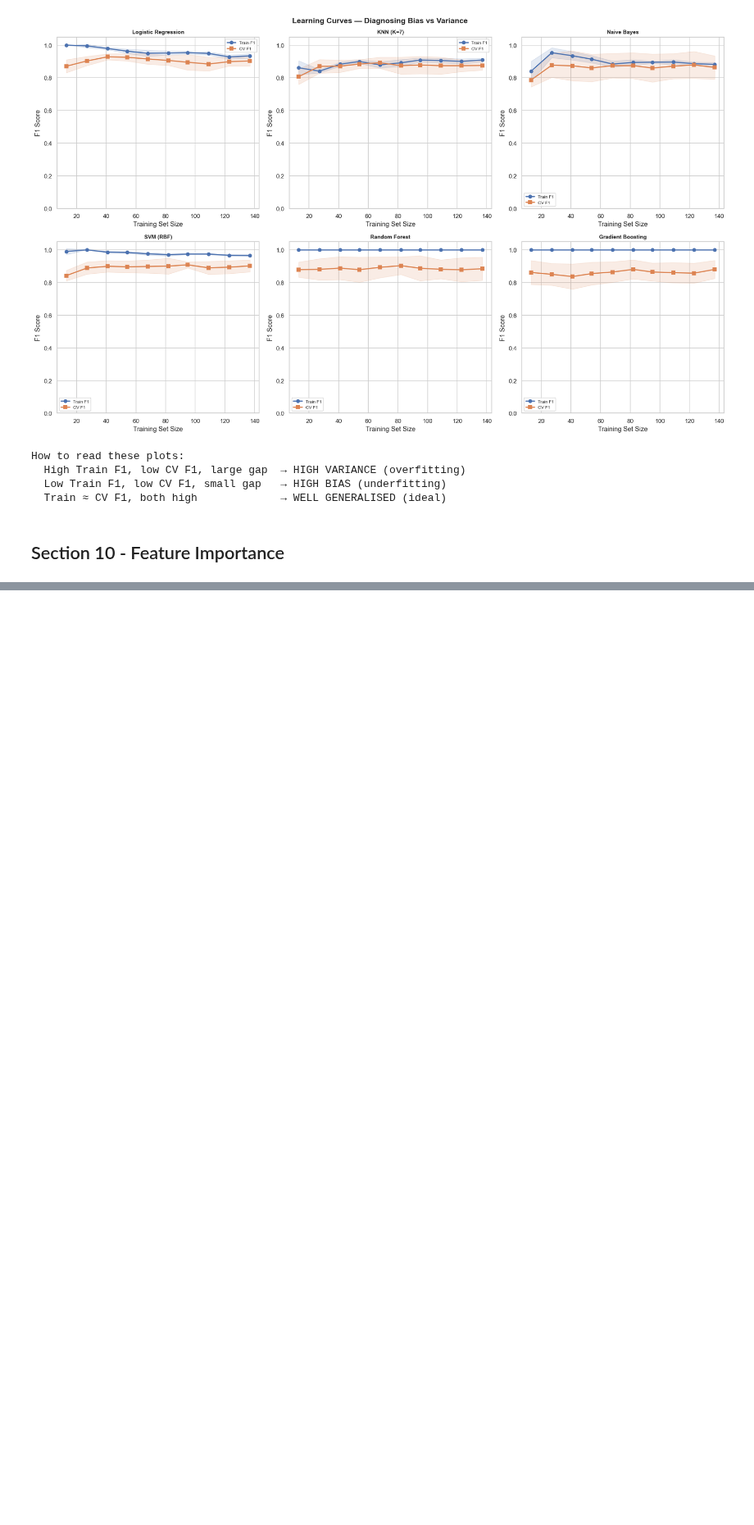
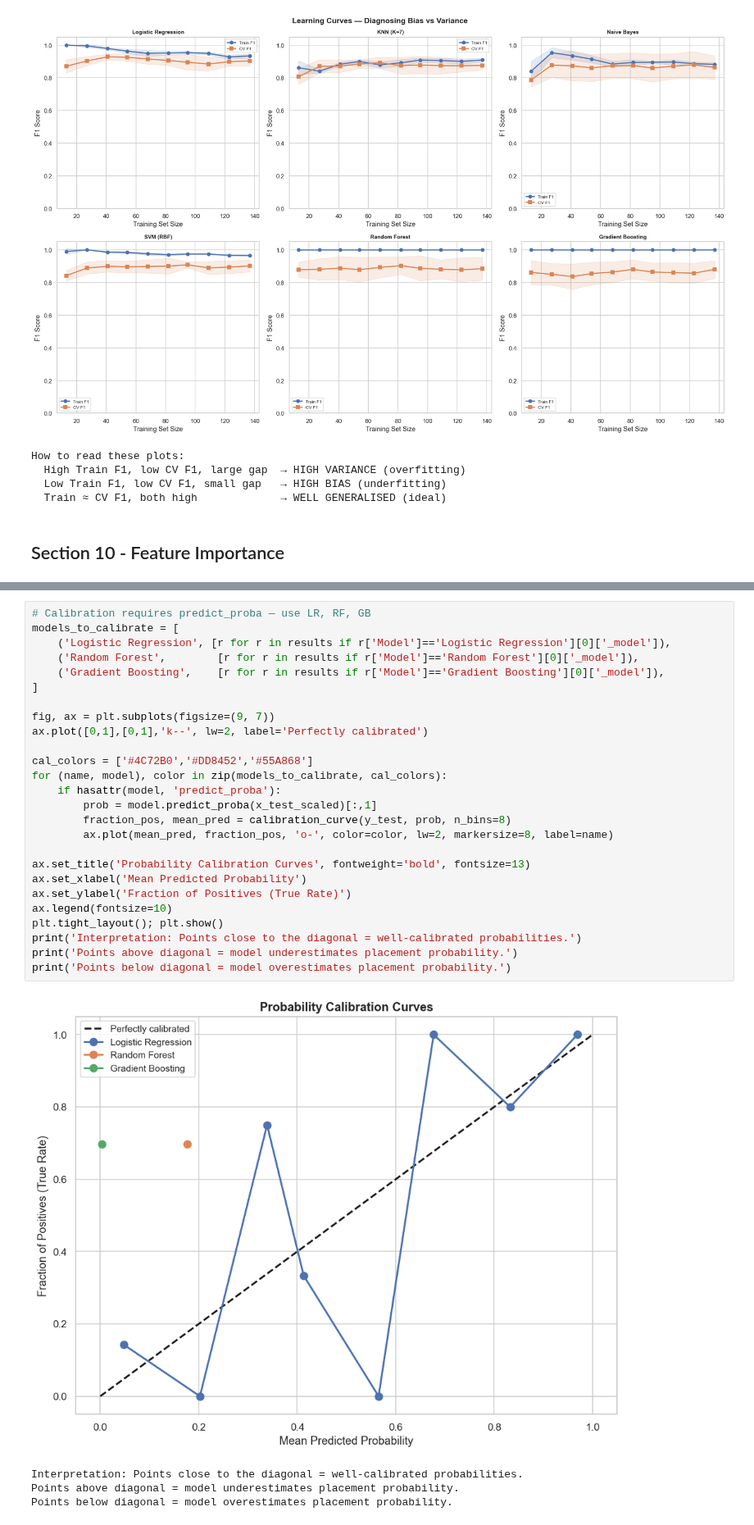
Before and after one commit to himanshu-jadhav108/Student-Placement-Predictor, a Jupyter notebook: Notebook/notebook.ipynb, the cells around one changed output, grey strips where cells are left out. Shown at 82% size. Saved outputs shown, nothing was run; the diff lists cells and outputs as text; blank space fills up the shorter version.

```diff
--- a/Notebook/notebook.ipynb
+++ b/Notebook/notebook.ipynb
@@ -741,0 +774,31 @@ How to read these plots:
+# %%
+# Calibration requires predict_proba — use LR, RF, GB
+models_to_calibrate = [
+    ('Logistic Regression', [r for r in results if r['Model']=='Logistic Regression'][0]['_model']),
+    ('Random Forest',        [r for r in results if r['Model']=='Random Forest'][0]['_model']),
+    ('Gradient Boosting',    [r for r in results if r['Model']=='Gradient Boosting'][0]['_model']),
+]
+
+fig, ax = plt.subplots(figsize=(9, 7))
+ax.plot([0,1],[0,1],'k--', lw=2, label='Perfectly calibrated')
+
+cal_colors = ['#4C72B0','#DD8452','#55A868']
+for (name, model), color in zip(models_to_calibrate, cal_colors):
+    if hasattr(model, 'predict_proba'):
+        prob = model.predict_proba(x_test_scaled)[:,1]
+        fraction_pos, mean_pred = calibration_curve(y_test, prob, n_bins=8)
+        ax.plot(mean_pred, fraction_pos, 'o-', color=color, lw=2, markersize=8, label=name)
+
+ax.set_title('Probability Calibration Curves', fontweight='bold', fontsize=13)
+ax.set_xlabel('Mean Predicted Probability')
+ax.set_ylabel('Fraction of Positives (True Rate)')
+ax.legend(fontsize=10)
+plt.tight_layout(); plt.show()
+print('Interpretation: Points close to the diagonal = well-calibrated probabilities.')
+print('Points above diagonal = model underestimates placement probability.')
+print('Points below diagonal = model overestimates placement probability.')
+# %% [output]
+[figure, added]
+Interpretation: Points close to the diagonal = well-calibrated probabilities.
+Points above diagonal = model underestimates placement probability.
+Points below diagonal = model overestimates placement probability.
```
Also changed, not shown: parts of 3 cells of this notebook.
